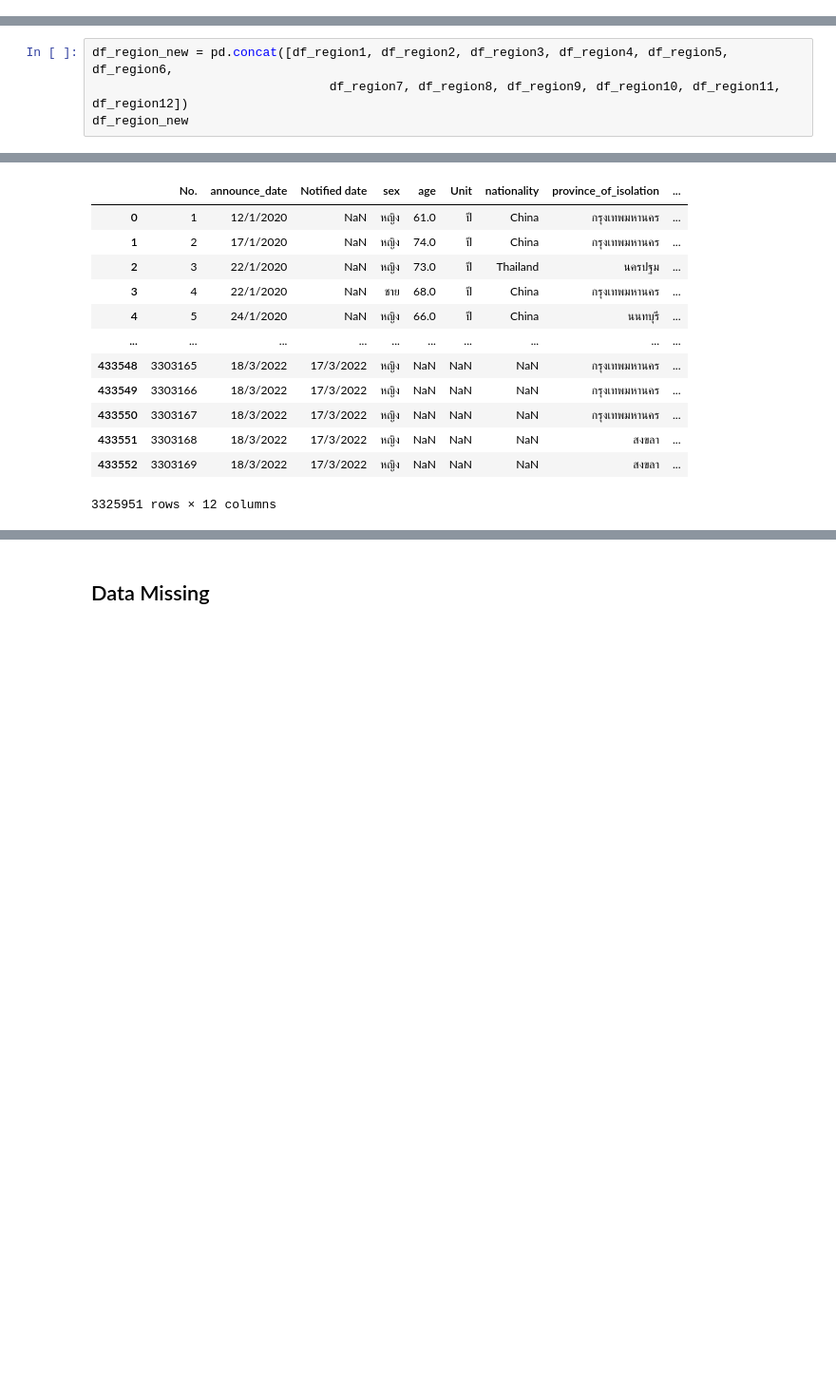
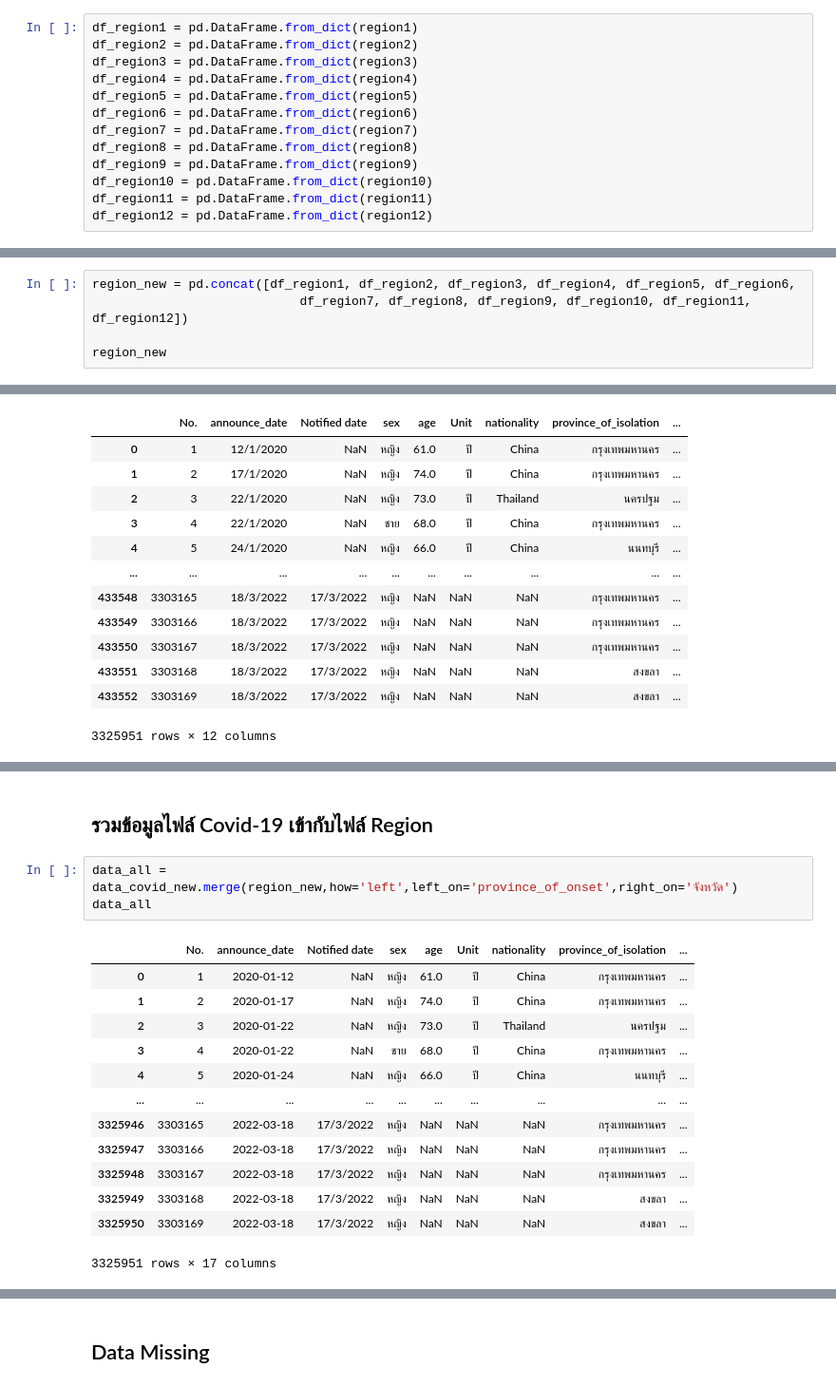
Before and after one commit to Khamsaen2489/data_viz_2022, a Jupyter notebook: Group_Project.ipynb, the cells around one changed output, grey strips where cells are left out. Shown at 95% size. Drawn from its saved outputs; the diff is of its cells as text; blank space fills up the shorter version.

```diff
--- a/Group_Project.ipynb
+++ b/Group_Project.ipynb
@@ -364 +248,14 @@ df_region12
+# %%
+df_region1 = pd.DataFrame.from_dict(region1)
+df_region2 = pd.DataFrame.from_dict(region2)
+df_region3 = pd.DataFrame.from_dict(region3)
+df_region4 = pd.DataFrame.from_dict(region4)
+df_region5 = pd.DataFrame.from_dict(region5)
+df_region6 = pd.DataFrame.from_dict(region6)
+df_region7 = pd.DataFrame.from_dict(region7)
+df_region8 = pd.DataFrame.from_dict(region8)
+df_region9 = pd.DataFrame.from_dict(region9)
+df_region10 = pd.DataFrame.from_dict(region10)
+df_region11 = pd.DataFrame.from_dict(region11)
+df_region12 = pd.DataFrame.from_dict(region12)
 # %% [markdown]
@@ -366,7 +263,8 @@ df_region12
 # %%
-df_region_new = pd.concat([df_region1, df_region2, df_region3, df_region4, df_region5, df_region6,
-                                df_region7, df_region8, df_region9, df_region10, df_region11, df_region12])
-df_region_new
+region_new = pd.concat([df_region1, df_region2, df_region3, df_region4, df_region5, df_region6,
+                            df_region7, df_region8, df_region9, df_region10, df_region11, df_region12])
+
+region_new
 # %% [output]
 |  | จังหวัด | ภูมิศาสตร์ | การเมือง | อุตุนิยมวิทยา | การท่องเที่ยว |
 | 0 | อำนาจเจริญ | ตะวันออกเฉียงเหนือ | ตะวันออกเฉียงเหนือ | ตะวันออกเฉียงเหนือ | ตะวันออกเฉียงเหนือ |
@@ -419,0 +318,19 @@ df
+# %% [markdown]
+## รวมข้อมูลไฟล์ Covid-19 เข้ากับไฟล์ Region
+# %%
+data_all = data_covid_new.merge(region_new,how='left',left_on='province_of_onset',right_on='จังหวัด')
+data_all
+# %% [output]
+|  | No. | announce_date | Notified date | sex | age | Unit | nationality | province_of_isolation | ... |
+| 0 | 1 | 2020-01-12 | NaN | หญิง | 61.0 | ปี | China | กรุงเทพมหานคร | ... |
+| 1 | 2 | 2020-01-17 | NaN | หญิง | 74.0 | ปี | China | กรุงเทพมหานคร | ... |
+| 2 | 3 | 2020-01-22 | NaN | หญิง | 73.0 | ปี | Thailand | นครปฐม | ... |
+| 3 | 4 | 2020-01-22 | NaN | ชาย | 68.0 | ปี | China | กรุงเทพมหานคร | ... |
+| 4 | 5 | 2020-01-24 | NaN | หญิง | 66.0 | ปี | China | นนทบุรี | ... |
+| ... | ... | ... | ... | ... | ... | ... | ... | ... | ... |
+| 3325946 | 3303165 | 2022-03-18 | 17/3/2022 | หญิง | NaN | NaN | NaN | กรุงเทพมหานคร | ... |
+| 3325947 | 3303166 | 2022-03-18 | 17/3/2022 | หญิง | NaN | NaN | NaN | กรุงเทพมหานคร | ... |
+| 3325948 | 3303167 | 2022-03-18 | 17/3/2022 | หญิง | NaN | NaN | NaN | กรุงเทพมหานคร | ... |
+| 3325949 | 3303168 | 2022-03-18 | 17/3/2022 | หญิง | NaN | NaN | NaN | สงขลา | ... |
+| 3325950 | 3303169 | 2022-03-18 | 17/3/2022 | หญิง | NaN | NaN | NaN | สงขลา | ... |
+3325951 rows × 17 columns
```
Also changed, not shown: parts of 39 cells of this notebook.
